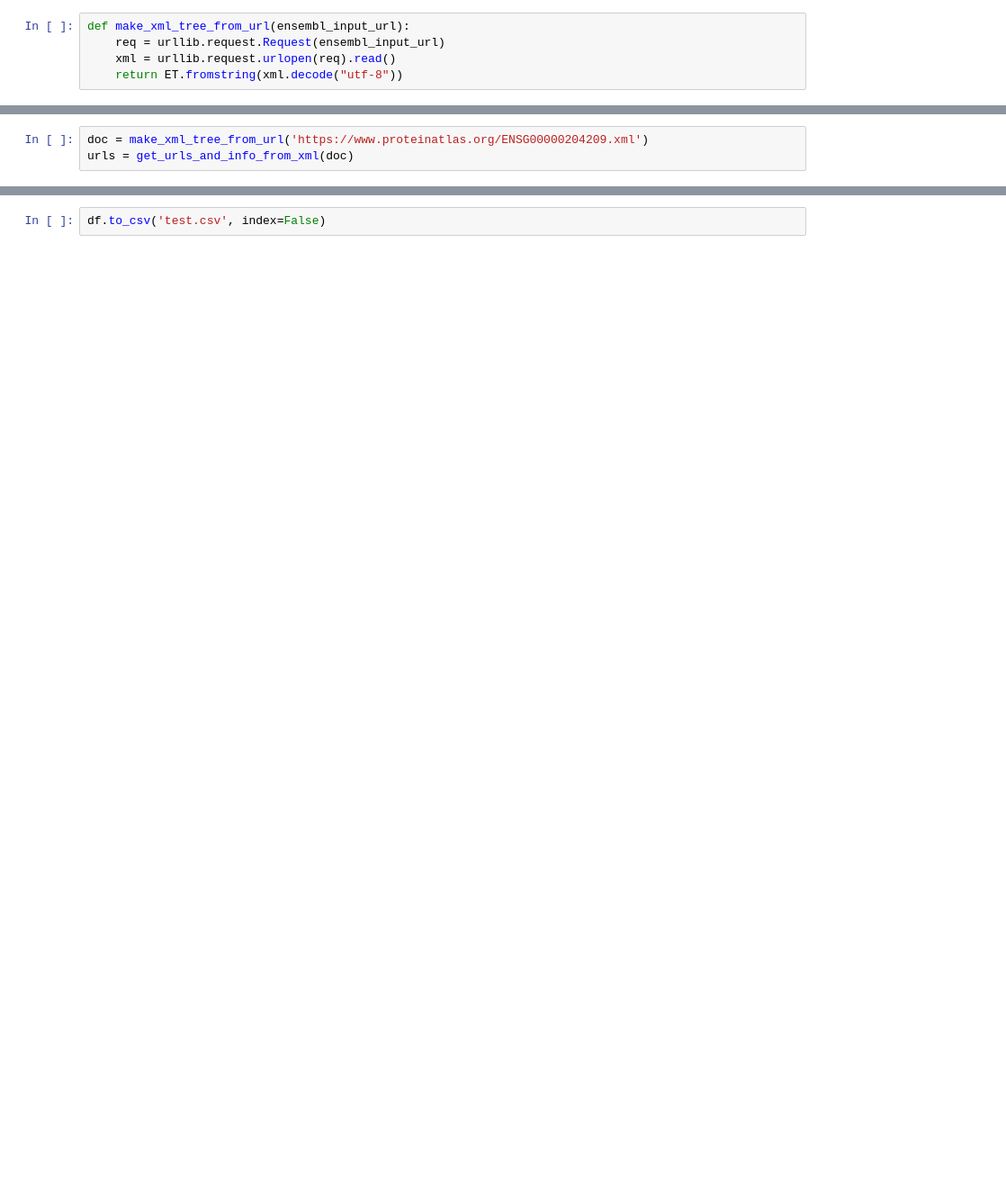
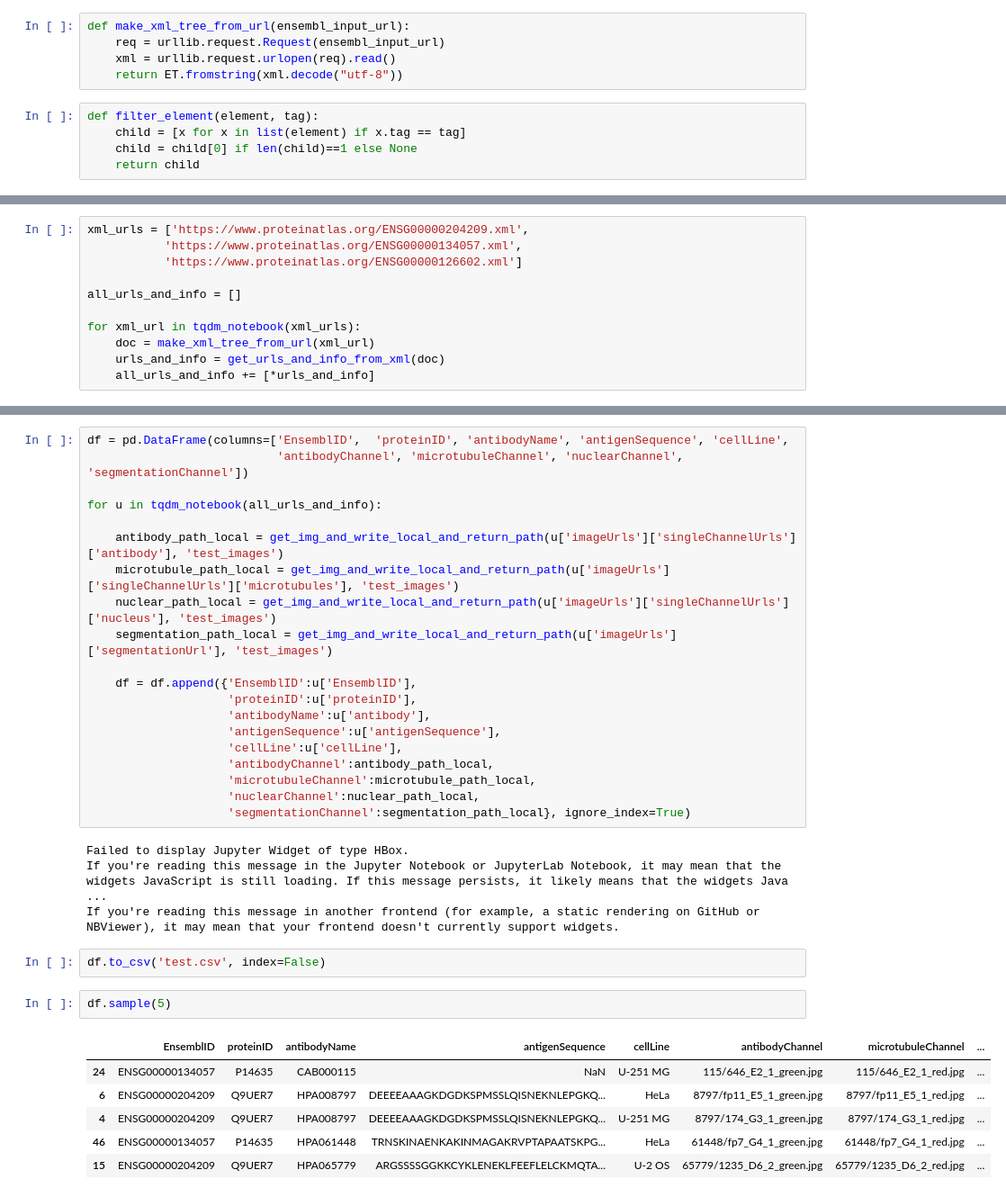
Before and after one commit to AllenCellModeling/seq2loc, a Jupyter notebook: xml_image_url_extraction.ipynb, the cells around one changed output, grey strips where cells are left out. Shown at 90% size. Drawn from its saved outputs; the diff is of its cells as text; blank space fills up the shorter version.

```diff
--- a/xml_image_url_extraction.ipynb
+++ b/xml_image_url_extraction.ipynb
@@ -24,6 +30,11 @@ def make_xml_tree_from_url(ensembl_input_url):
     req = urllib.request.Request(ensembl_input_url)
     xml = urllib.request.urlopen(req).read()
     return ET.fromstring(xml.decode("utf-8"))
+# %%
+def filter_element(element, tag):
+    child = [x for x in list(element) if x.tag == tag]
+    child = child[0] if len(child)==1 else None
+    return child
 # %%
 def get_urls_and_info_from_xml(xml_tree):
     urls = []
@@ -39,4 +59 @@ def get_urls_and_info_from_xml(xml_tree):
     return urls
-# %%
-doc = make_xml_tree_from_url('https://www.proteinatlas.org/ENSG00000204209.xml')
-urls = get_urls_and_info_from_xml(doc)
@@ -57,0 +74,11 @@ for url in urls:
+# %%
+xml_urls = ['https://www.proteinatlas.org/ENSG00000204209.xml',
+           'https://www.proteinatlas.org/ENSG00000134057.xml',
+           'https://www.proteinatlas.org/ENSG00000126602.xml']
+
+all_urls_and_info = []
+
+for xml_url in tqdm_notebook(xml_urls):
+    doc = make_xml_tree_from_url(xml_url)
+    urls_and_info = get_urls_and_info_from_xml(doc)
+    all_urls_and_info += [*urls_and_info]
@@ -58,2 +101,35 @@ for url in urls:
+# %%
+df = pd.DataFrame(columns=['EnsemblID',  'proteinID', 'antibodyName', 'antigenSequence', 'cellLine',
+                           'antibodyChannel', 'microtubuleChannel', 'nuclearChannel', 'segmentationChannel'])
+
+for u in tqdm_notebook(all_urls_and_info):
+
+    antibody_path_local = get_img_and_write_local_and_return_path(u['imageUrls']['singleChannelUrls']['antibody'], 'test_images')
+    microtubule_path_local = get_img_and_write_local_and_return_path(u['imageUrls']['singleChannelUrls']['microtubules'], 'test_images')
+    nuclear_path_local = get_img_and_write_local_and_return_path(u['imageUrls']['singleChannelUrls']['nucleus'], 'test_images')
+    segmentation_path_local = get_img_and_write_local_and_return_path(u['imageUrls']['segmentationUrl'], 'test_images')
+
+    df = df.append({'EnsemblID':u['EnsemblID'],
+                    'proteinID':u['proteinID'],
+                    'antibodyName':u['antibody'],
+                    'antigenSequence':u['antigenSequence'],
+                    'cellLine':u['cellLine'],
+                    'antibodyChannel':antibody_path_local,
+                    'microtubuleChannel':microtubule_path_local,
+                    'nuclearChannel':nuclear_path_local,
+                    'segmentationChannel':segmentation_path_local}, ignore_index=True)
+# %% [output]
+Failed to display Jupyter Widget of type HBox.
+If you're reading this message in the Jupyter Notebook or JupyterLab Notebook, it may mean that the widgets JavaScript is still loading. If this message persists, it likely means that the widgets Java ...
+If you're reading this message in another frontend (for example, a static rendering on GitHub or NBViewer), it may mean that your frontend doesn't currently support widgets.
 # %%
 df.to_csv('test.csv', index=False)
+# %%
+df.sample(5)
+# %% [output]
+|  | EnsemblID | proteinID | antibodyName | antigenSequence | cellLine | antibodyChannel | microtubuleChannel | ... |
+| 24 | ENSG00000134057 | P14635 | CAB000115 | NaN | U-251 MG | 115/646_E2_1_green.jpg | 115/646_E2_1_red.jpg | ... |
+| 6 | ENSG00000204209 | Q9UER7 | HPA008797 | DEEEEAAAGKDGDKSPMSSLQISNEKNLEPGKQ... | HeLa | 8797/fp11_E5_1_green.jpg | 8797/fp11_E5_1_red.jpg | ... |
+| 4 | ENSG00000204209 | Q9UER7 | HPA008797 | DEEEEAAAGKDGDKSPMSSLQISNEKNLEPGKQ... | U-251 MG | 8797/174_G3_1_green.jpg | 8797/174_G3_1_red.jpg | ... |
+| 46 | ENSG00000134057 | P14635 | HPA061448 | TRNSKINAENKAKINMAGAKRVPTAPAATSKPG... | HeLa | 61448/fp7_G4_1_green.jpg | 61448/fp7_G4_1_red.jpg | ... |
+| 15 | ENSG00000204209 | Q9UER7 | HPA065779 | ARGSSSSGGKKCYKLENEKLFEEFLELCKMQTA... | U-2 OS | 65779/1235_D6_2_green.jpg | 65779/1235_D6_2_red.jpg | ... |
```
Also changed, not shown: parts of 8 cells of this notebook, 1 other file.
